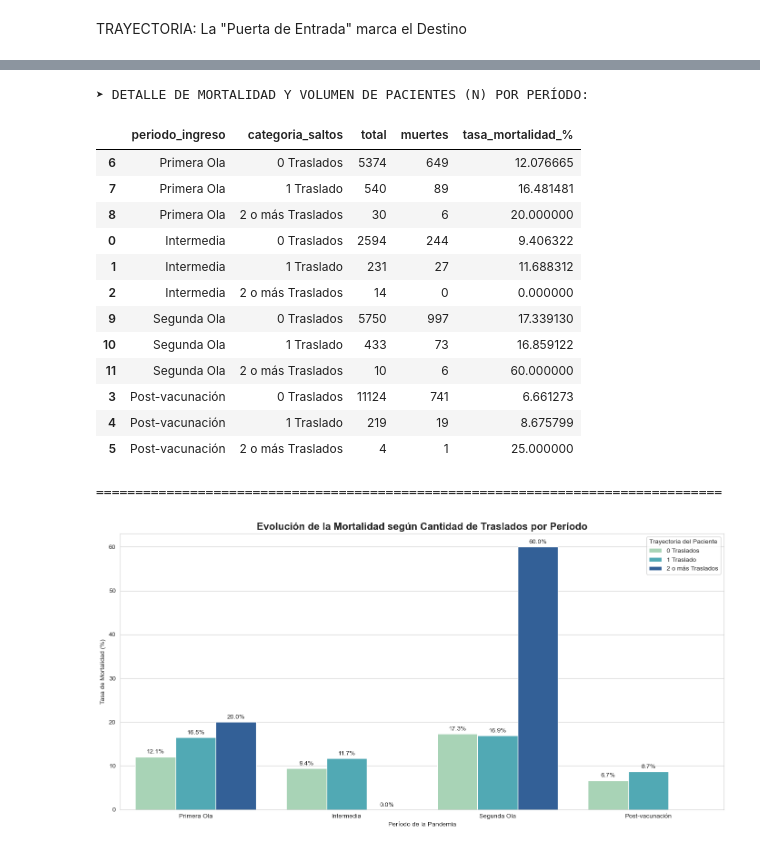
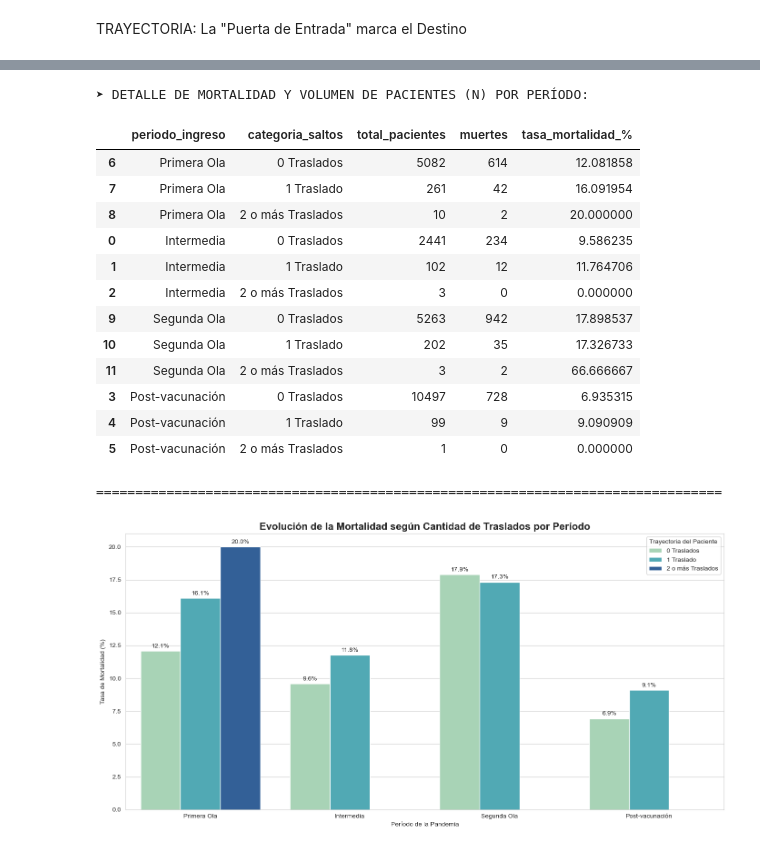
Before and after one commit to micagonzdark/RedesHospitales, a Jupyter notebook: JAIIO_notebooks/01_redes_basico.ipynb, the cells around one changed output, grey strips where cells are left out. Cells and saved outputs as stored; diff of their text form; code cells hidden in the pictures.

Commit message:
reestructura de dataframes

```diff
--- a/JAIIO_notebooks/01_redes_basico.ipynb
+++ b/JAIIO_notebooks/01_redes_basico.ipynb
@@ -305,14 +320,11 @@ plt.show()
 # 7. GENERACIÓN DE TABLA RESUMEN (MÉTRICAS)
 # ==========================================
 
-
-
-df_traslados['es_ambulancia'] = df_traslados.apply(requiere_ambulancia, axis=1)
-
+df_aristas_traslados['es_ambulancia'] = df_aristas_traslados.apply(requiere_ambulancia, axis=1)
 
 
 # EJECUCIÓN SECCIÓN 7
-tabla_resumen = generar_tabla_resumen(pacientes, df_traslados, PERIODOS, hospitales_conocidos)
+tabla_resumen = generar_tabla_resumen(df_base, df_aristas_traslados, PERIODOS, hospitales_conocidos)
 display(tabla_resumen)
 exportar_tabla_estetica(tabla_resumen)
 # %% [output]
@@ -624,7 +662,13 @@ display(roles_filtrado.tail(5))
 # %%
 # 10bis. ANÁLISIS DE RED: EVOLUCIÓN DEL ÍNDICE DE ASIMETRÍA POR PERÍODO
 # =============================================================================
-df_red_real = df_eventos_traslados[df_eventos_traslados['es_ambulancia'] == True].copy()
+
+# Asegurarnos de que existe la columna es_ambulancia
+if 'es_ambulancia' not in df_aristas_traslados.columns:
+    df_aristas_traslados['es_ambulancia'] = df_aristas_traslados.apply(requiere_ambulancia, axis=1)
+
+# USAMOS EL NUEVO NOMBRE: df_aristas_traslados
+df_red_real = df_aristas_traslados[df_aristas_traslados['es_ambulancia'] == True].copy()
 nodos_basura = [0, '0', 'nan', 'NaN']
 df_red_real = df_red_real[~df_red_real['hospital_ingreso'].isin(nodos_basura)]
 df_red_real = df_red_real[~df_red_real['hospital_destino'].isin(nodos_basura)]
@@ -877,10 +961,11 @@ display(riesgo_trayectoria[['total', 'promedio_saltos_red', 'tasa_requiere_arm_%
 # %%
-# =============================================================================
 # 14. ANÁLISIS DEL PACIENTE: EVOLUCIÓN DE MORTALIDAD SEGÚN TRAYECTORIA (Corregido)
 # =============================================================================
-df_pacientes_analisis = df_pacientes_final.copy()
 
-# Asignar cada paciente al período correspondiente según su fecha de ingreso
+# 1. Partimos de nuestra tabla maestra de pacientes (1 fila por persona)
+df_pacientes_analisis = df_pacientes_trayectorias.copy()
+
+# Asignar cada paciente al período correspondiente según su fecha de ingreso a la red
 def asignar_periodo(fecha):
     if pd.isna(fecha): return 'Sin Dato'
     for titulo, inicio, fin in PERIODOS:
@@ -888,14 +973,18 @@ def asignar_periodo(fecha):
             return titulo
     return 'Fuera de Rango'
 
-df_pacientes_analisis['periodo_ingreso'] = df_pacientes_analisis['fecha_ingreso'].apply(asignar_periodo)
+df_pacientes_analisis['periodo_ingreso'] = df_pacientes_analisis['fecha_ingreso_red'].apply(asignar_periodo)
 
-# Traemos la cantidad de saltos
+# 2. Traemos la cantidad de saltos EN AMBULANCIA
+# (Chequeo por si no corriste la celda anterior recién)
+if 'df_red_real' not in locals():
+    df_red_real = df_aristas_traslados[df_aristas_traslados['es_ambulancia'] == True].copy()
+
 saltos_por_paciente = df_red_real.groupby('paciente_id').size().reset_index(name='cantidad_saltos')
 df_pacientes_analisis = df_pacientes_analisis.merge(saltos_por_paciente, on='paciente_id', how='left')
 df_pacientes_analisis['cantidad_saltos'] = df_pacientes_analisis['cantidad_saltos'].fillna(0).astype(int)
 
-# Agrupamos saltos largos
+# 3. Agrupamos saltos largos
 df_pacientes_analisis['categoria_saltos'] = df_pacientes_analisis['cantidad_saltos'].apply(
     lambda x: '0 Traslados' if x == 0 else ('1 Traslado' if x == 1 else '2 o más Traslados')
 )
@@ -904,11 +993,11 @@ df_pacientes_analisis['categoria_saltos'] = df_pacientes_analisis['cantidad_salt
 df_validos = df_pacientes_analisis[df_pacientes_analisis['periodo_ingreso'].isin([p[0] for p in PERIODOS])]
 
 mortalidad_periodo = df_validos.groupby(['periodo_ingreso', 'categoria_saltos']).agg(
-    total=('paciente_id', 'count'),
+    total_pacientes=('paciente_id', 'count'),
     muertes=('motivo_fin_caso', lambda x: (x == 'muerte').sum())
 ).reset_index()
 
-mortalidad_periodo['tasa_mortalidad_%'] = (mortalidad_periodo['muertes'] / mortalidad_periodo['total']) * 100
+mortalidad_periodo['tasa_mortalidad_%'] = (mortalidad_periodo['muertes'] / mortalidad_periodo['total_pacientes']) * 100
 
 # Ordenar los períodos cronológicamente
 orden_periodos = [p[0] for p in PERIODOS]
@@ -916,49 +1005,49 @@ mortalidad_periodo['periodo_ingreso'] = pd.Categorical(mortalidad_periodo['perio
 mortalidad_periodo = mortalidad_periodo.sort_values('periodo_ingreso')
 
 # ---------------------------------------------------------
 # MOSTRAMOS LA TABLA PARA CONTROL DE VOLUMEN (N)
 # ---------------------------------------------------------
 print("➤ DETALLE DE MORTALIDAD Y VOLUMEN DE PACIENTES (N) POR PERÍODO:")
 # Mostramos solo las filas donde hubo al menos 1 paciente
-display(mortalidad_periodo[mortalidad_periodo['total'] > 0])
+display(mortalidad_periodo[mortalidad_periodo['total_pacientes'] > 0])
 print("\n" + "="*80 + "\n")
 
 # ---------------------------------------------------------
-# GRAFICAMOS (Sin el filtro engañoso)
+# GRAFICAMOS
 # ---------------------------------------------------------
 fig, ax = plt.subplots(figsize=(14, 7))
 
-# ACÁ SACAMOS EL FILTRO > 10. Solo pedimos que haya más de 0 pacientes.
-sns.barplot(data=mortalidad_periodo[mortalidad_periodo['total'] > 6], # poner a 0 si no queremos filtrar
+# Filtramos donde haya más de 6 pacientes para que el % no sea engañoso (ej: 1 muerto de 1 paciente = 100%)
+sns.barplot(data=mortalidad_periodo[mortalidad_periodo['total_pacientes'] > 6],
             x='periodo_ingreso', y='tasa_mortalidad_%', hue='categoria_saltos',
             palette=['#a1dab4', '#41b6c4', '#225ea8'], ax=ax)
 
 ax.set_title("Evolución de la Mortalidad según Cantidad de Traslados por Período", fontsize=16, fontweight='bold')
 ax.set_xlabel("Período de la Pandemia")
 ax.set_ylabel("Tasa de Mortalidad (%)")
 ax.legend(title="Trayectoria del Paciente")
 
 # Agregamos los porcentajes arriba de las barras
 for container in ax.containers:
     ax.bar_label(container, fmt='%.1f%%', padding=3, fontsize=10)
 
 plt.tight_layout()
 plt.show()
 # %% [output]
 ➤ DETALLE DE MORTALIDAD Y VOLUMEN DE PACIENTES (N) POR PERÍODO:
-|  | periodo_ingreso | categoria_saltos | total | muertes | tasa_mortalidad_% |
-| 6 | Primera Ola | 0 Traslados | 5374 | 649 | 12.076665 |
-| 7 | Primera Ola | 1 Traslado | 540 | 89 | 16.481481 |
-| 8 | Primera Ola | 2 o más Traslados | 30 | 6 | 20.000000 |
-| 0 | Intermedia | 0 Traslados | 2594 | 244 | 9.406322 |
-| 1 | Intermedia | 1 Traslado | 231 | 27 | 11.688312 |
-| 2 | Intermedia | 2 o más Traslados | 14 | 0 | 0.000000 |
-| 9 | Segunda Ola | 0 Traslados | 5750 | 997 | 17.339130 |
-| 10 | Segunda Ola | 1 Traslado | 433 | 73 | 16.859122 |
-| 11 | Segunda Ola | 2 o más Traslados | 10 | 6 | 60.000000 |
-| 3 | Post-vacunación | 0 Traslados | 11124 | 741 | 6.661273 |
-| 4 | Post-vacunación | 1 Traslado | 219 | 19 | 8.675799 |
-| 5 | Post-vacunación | 2 o más Traslados | 4 | 1 | 25.000000 |
+|  | periodo_ingreso | categoria_saltos | total_pacientes | muertes | tasa_mortalidad_% |
+| 6 | Primera Ola | 0 Traslados | 5082 | 614 | 12.081858 |
+| 7 | Primera Ola | 1 Traslado | 261 | 42 | 16.091954 |
+| 8 | Primera Ola | 2 o más Traslados | 10 | 2 | 20.000000 |
+| 0 | Intermedia | 0 Traslados | 2441 | 234 | 9.586235 |
+| 1 | Intermedia | 1 Traslado | 102 | 12 | 11.764706 |
+| 2 | Intermedia | 2 o más Traslados | 3 | 0 | 0.000000 |
+| 9 | Segunda Ola | 0 Traslados | 5263 | 942 | 17.898537 |
+| 10 | Segunda Ola | 1 Traslado | 202 | 35 | 17.326733 |
+| 11 | Segunda Ola | 2 o más Traslados | 3 | 2 | 66.666667 |
+| 3 | Post-vacunación | 0 Traslados | 10497 | 728 | 6.935315 |
+| 4 | Post-vacunación | 1 Traslado | 99 | 9 | 9.090909 |
+| 5 | Post-vacunación | 2 o más Traslados | 1 | 0 | 0.000000 |
 ================================================================================
-[figure, old version]
+[figure, new version]
 # %%
```
Also changed, not shown: parts of 18 cells of this notebook, 8 other files.
